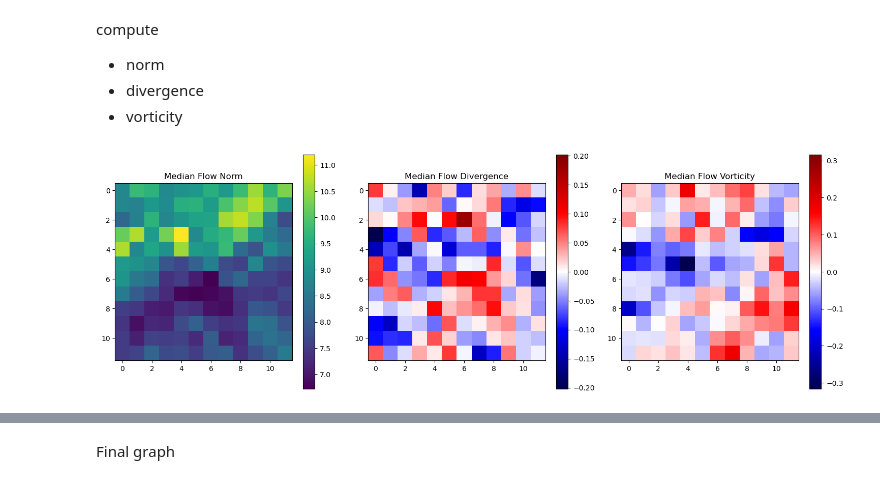
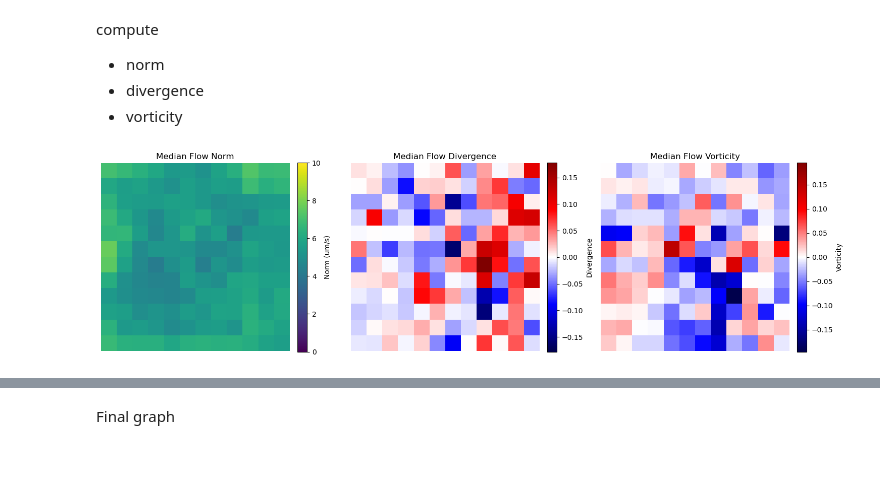
Before and after one commit to taryaksama/data-science, a Jupyter notebook: PIV/main.ipynb, the cells around one changed output, grey strips where cells are left out. Saved outputs shown, nothing was run; the diff lists cells and outputs as text; code cells hidden in the pictures.

```diff
--- a/PIV/main.ipynb
+++ b/PIV/main.ipynb
@@ -284,26 +282,12 @@ compute
 - vorticity
 # %%
 flow_norm, flow_divergence, flow_vorticity = movie_flow_features(x, y, u, v, start=0, end=u.shape[0])
-
-# Median values on 2D map over the course of the movie
-fig, ax = plt.subplots(1, 3, figsize=(15,5))
 
 # Compute Median values oves the course of the movie
 mean_flow_norm = np.median(flow_norm, axis=0)
 mean_flow_divergence = np.median(flow_divergence, axis=0)
 mean_flow_vorticity = np.median(flow_vorticity, axis=0)
 
-for index, value in enumerate([mean_flow_norm, mean_flow_divergence, mean_flow_vorticity]):
-    if index == 0:
-        im = ax[index].imshow(value, cmap='viridis')
-        ax[index].set_title(f'Median Flow {["Norm", "Divergence", "Vorticity"][index]}')
-        plt.colorbar(im, ax=ax[index])
-    else:
-        im = ax[index].imshow(value, cmap='seismic', norm=CenteredNorm())
-        ax[index].set_title(f'Median Flow {["Norm", "Divergence", "Vorticity"][index]}')
-        plt.colorbar(im, ax=ax[index])
-
-plt.tight_layout()
-plt.show()
+plot_flow_features_map(mean_flow_norm, mean_flow_divergence, mean_flow_vorticity, save=False)
 # %% [output]
-[figure, old version]
+[figure, new version]
```
Also changed, not shown: parts of 16 cells of this notebook, 5 other files.
